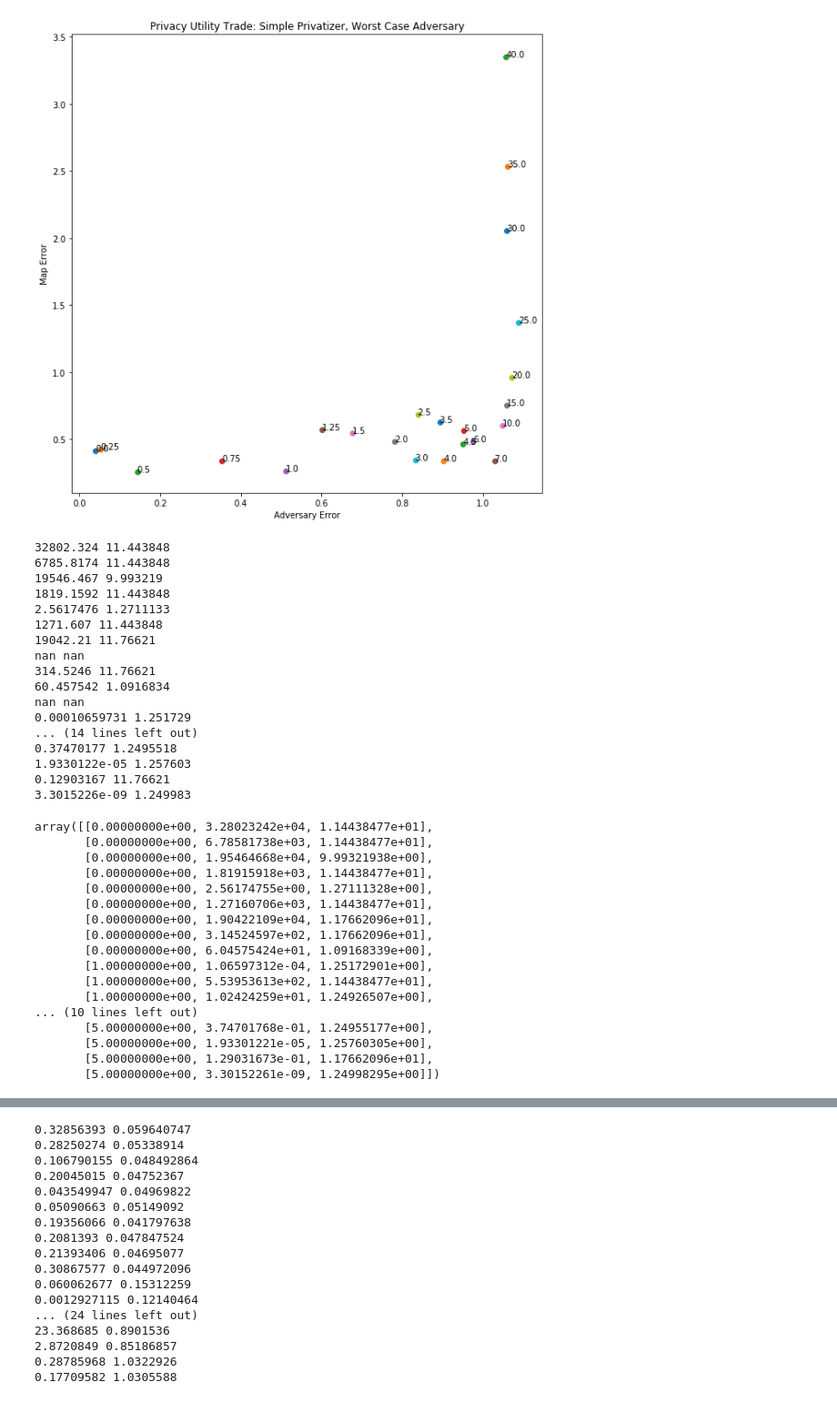
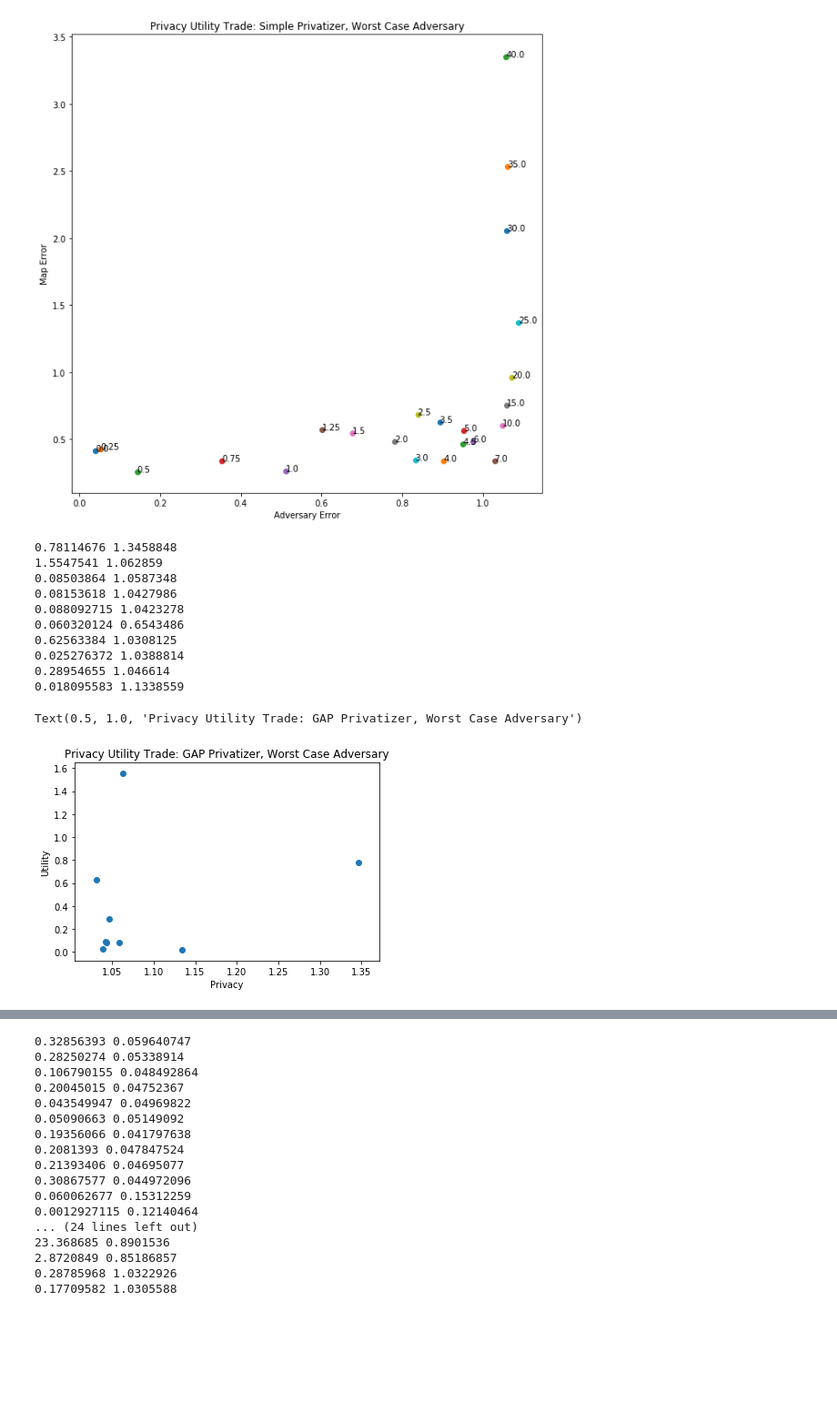
Before and after one commit to lillyclark/privacy-utility, a Jupyter notebook: PLOT automation.ipynb, the cells around one changed output, grey strips where cells are left out. Shown at 91% size. Saved outputs shown, nothing was run; the diff lists cells and outputs as text; code cells hidden in the pictures; blank space fills up the shorter version.

```diff
--- a/PLOT automation.ipynb
+++ b/PLOT automation.ipynb
@@ -187,7 +187,7 @@ def train(trainstep, trainloss, max_iter, session):
 # %%
 def run_plot_automation():
 
-    PENALTY = [0.0, 1.0, 5.0]
+    PENALTY = [0.0]
     I = 10
     all_data = np.empty((I*len(PENALTY),3))
 
@@ -263,8 +263,7 @@ def run_plot_automation():
 
             if strategy == "GAP":
                 combined = a2(a1(p5(p4(p3(p2(p1(x)))))))
-                lr = (PENALTY[P]+5)/10
-                p_train = tf.train.GradientDescentOptimizer(0.5)
+                p_train = tf.train.GradientDescentOptimizer(0.1)
 
             testpoints = np.mgrid[-1.5:0.75:15j, -1.5:0.75:15j].reshape(2,-1).T
             grid = tf.constant(testpoints, dtype=tf.float32)
@@ -284,7 +283,7 @@ def run_plot_automation():
             delta1 = 1
             delta2 = 0
             count_iter = 0
-            max_iter = 200
+            max_iter = 10
 
             while abs(delta1 - delta2) >= 0.0001 and count_iter < max_iter:
 
@@ -292,8 +291,7 @@ def run_plot_automation():
                 m2plot = train(m2_train, m2_loss, 100, sess)
                 m1plot = train(m1_train, m1_loss, 100, sess)
                 aplot = train(a_train, adversary_loss, 100, sess)
-#                 print(privatizer_loss.eval(session=sess))
-                pplot = train(p_train, privatizer_loss, 5, sess)
+                pplot = train(p_train, privatizer_loss, 1, sess)
                 delta2 = privatizer_loss.eval(session=sess)
 
                 count_iter += 1
@@ -312,44 +310,27 @@ def run_plot_automation():
 
 all_data = run_plot_automation()
 # %% [output]
-32802.324 11.443848
-6785.8174 11.443848
-19546.467 9.993219
-1819.1592 11.443848
-2.5617476 1.2711133
-1271.607 11.443848
-19042.21 11.76621
-nan nan
-314.5246 11.76621
-60.457542 1.0916834
-nan nan
-0.00010659731 1.251729
-... (14 lines left out)
-0.37470177 1.2495518
-1.9330122e-05 1.257603
-0.12903167 11.76621
-3.3015226e-09 1.249983
+0.78114676 1.3458848
+1.5547541 1.062859
+0.08503864 1.0587348
+0.08153618 1.0427986
+0.088092715 1.0423278
+0.060320124 0.6543486
+0.62563384 1.0308125
+0.025276372 1.0388814
+0.28954655 1.046614
+0.018095583 1.1338559
+# %%
+plt.scatter(all_data[:,2], all_data[:,1])
+plt.xlabel("Privacy")
+plt.ylabel("Utility")
+plt.title("Privacy Utility Trade: GAP Privatizer, Worst Case Adversary")
+# %% [output]
+Text(0.5, 1.0, 'Privacy Utility Trade: GAP Privatizer, Worst Case Adversary')
+[figure, added]
 # %%
 all_data = all_data[np.where(np.isnan(all_data[:,1])==False)]
-all_data
+all_data = all_data[np.where(all_data[:,2]>0.7)]
-# %% [output]
-array([[0.00000000e+00, 3.28023242e+04, 1.14438477e+01],
-       [0.00000000e+00, 6.78581738e+03, 1.14438477e+01],
-       [0.00000000e+00, 1.95464668e+04, 9.99321938e+00],
-       [0.00000000e+00, 1.81915918e+03, 1.14438477e+01],
-       [0.00000000e+00, 2.56174755e+00, 1.27111328e+00],
-       [0.00000000e+00, 1.27160706e+03, 1.14438477e+01],
-       [0.00000000e+00, 1.90422109e+04, 1.17662096e+01],
-       [0.00000000e+00, 3.14524597e+02, 1.17662096e+01],
-       [0.00000000e+00, 6.04575424e+01, 1.09168339e+00],
-       [1.00000000e+00, 1.06597312e-04, 1.25172901e+00],
-       [1.00000000e+00, 5.53953613e+02, 1.14438477e+01],
-       [1.00000000e+00, 1.02424259e+01, 1.24926507e+00],
-... (10 lines left out)
-       [5.00000000e+00, 3.74701768e-01, 1.24955177e+00],
-       [5.00000000e+00, 1.93301221e-05, 1.25760305e+00],
-       [5.00000000e+00, 1.29031673e-01, 1.17662096e+01],
-       [5.00000000e+00, 3.30152261e-09, 1.24998295e+00]])
 # %%
 GAP_data = all_data
 # %%
```
Also changed, not shown: parts of 3 cells of this notebook.
